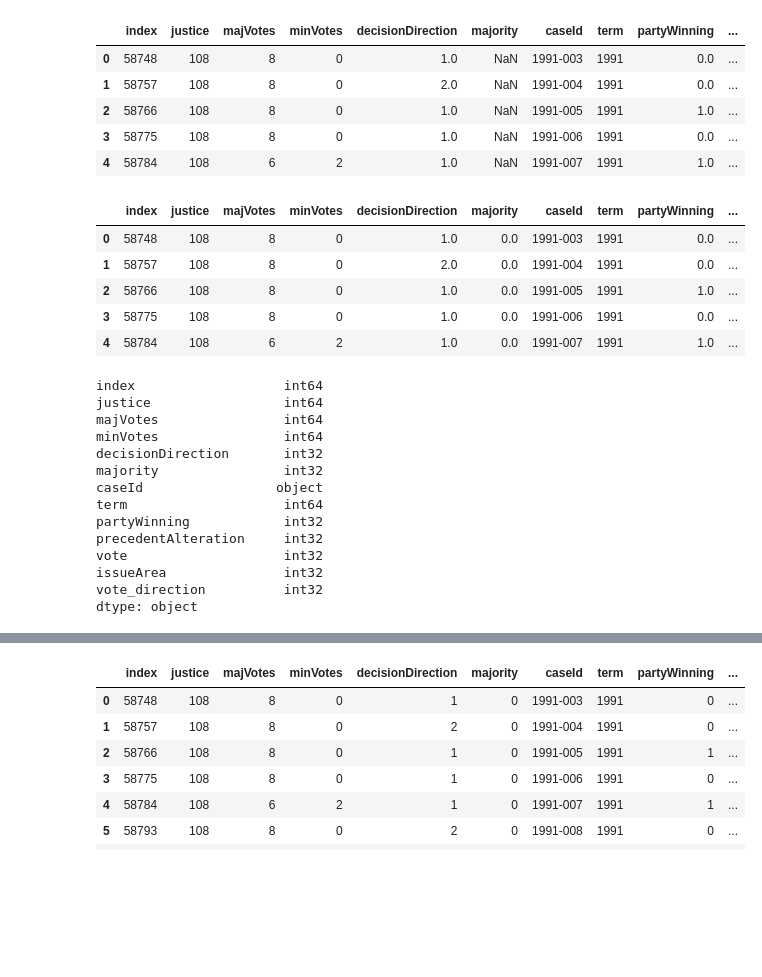
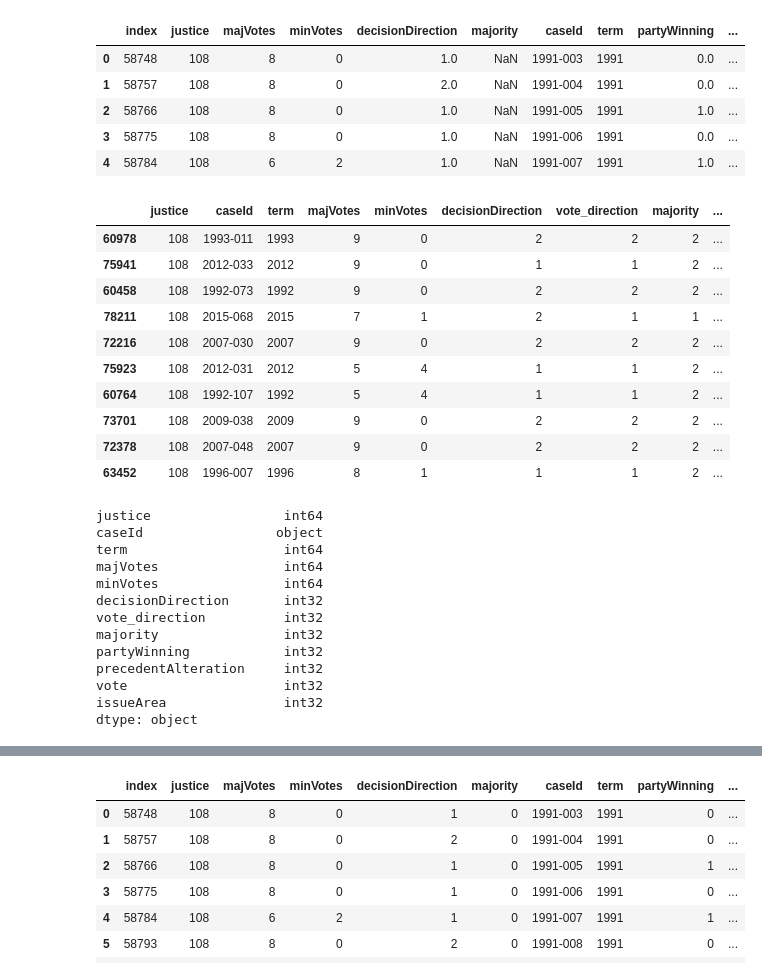
Before and after one commit to emilyt1985/SCOTUS, a Jupyter notebook: Resources/Data_Cleanup.ipynb, the cells around one changed output, grey strips where cells are left out. Drawn from its saved outputs; the diff is of its cells as text; code cells hidden in the pictures; blank space fills up the shorter version.

Commit message:
update CThomas cleanup to include direction column

```diff
--- a/Resources/Data_Cleanup.ipynb
+++ b/Resources/Data_Cleanup.ipynb
@@ -16,7 +16,7 @@ scotus.head()
 | 4 | 1946-001 | 1946-001-01 | 1946-001-01-01 | 1946-001-01-01-01-05 | 11/18/1946 | 1 | 329 U.S. 1 | 67 S. Ct. 6 | 91 L. Ed. 3 | ... |
 5 rows × 61 columns
 # %%
-vote_df = scotus[["justice", "majVotes", "minVotes", "decisionDirection", "majority", "caseId", "term", "partyWinning", "precedentAlteration", "vote", "issueArea"]]
+vote_df = scotus[["justice", "caseId", "term", "majVotes", "minVotes", "decisionDirection", "direction", "majority", "partyWinning", "precedentAlteration", "vote", "issueArea"]]
 
 vote_df.head()
 # %% [output]
@@ -46,34 +46,38 @@ cThomas.head()
 | 2 | 58766 | 108 | 8 | 0 | 1.0 | NaN | 1991-005 | 1991 | 1.0 | ... |
 | 3 | 58775 | 108 | 8 | 0 | 1.0 | NaN | 1991-006 | 1991 | 0.0 | ... |
 | 4 | 58784 | 108 | 6 | 2 | 1.0 | NaN | 1991-007 | 1991 | 1.0 | ... |
-# %%
-cThomas["vote_direction"] = 0
+# %%
+cThomas = cThomas.rename(columns={"direction":"vote_direction"})
 # %%
 cThomas.fillna(0, inplace=True)
-cThomas.head()
+cThomas.sample(10)
 # %% [output]
-|  | index | justice | majVotes | minVotes | decisionDirection | majority | caseId | term | partyWinning | ... |
-| 0 | 58748 | 108 | 8 | 0 | 1.0 | 0.0 | 1991-003 | 1991 | 0.0 | ... |
-| 1 | 58757 | 108 | 8 | 0 | 2.0 | 0.0 | 1991-004 | 1991 | 0.0 | ... |
-| 2 | 58766 | 108 | 8 | 0 | 1.0 | 0.0 | 1991-005 | 1991 | 1.0 | ... |
-| 3 | 58775 | 108 | 8 | 0 | 1.0 | 0.0 | 1991-006 | 1991 | 0.0 | ... |
-| 4 | 58784 | 108 | 6 | 2 | 1.0 | 0.0 | 1991-007 | 1991 | 1.0 | ... |
+|  | justice | caseId | term | majVotes | minVotes | decisionDirection | vote_direction | majority | ... |
+| 60978 | 108 | 1993-011 | 1993 | 9 | 0 | 2 | 2 | 2 | ... |
+| 75941 | 108 | 2012-033 | 2012 | 9 | 0 | 1 | 1 | 2 | ... |
+| 60458 | 108 | 1992-073 | 1992 | 9 | 0 | 2 | 2 | 2 | ... |
+| 78211 | 108 | 2015-068 | 2015 | 7 | 1 | 2 | 1 | 1 | ... |
+| 72216 | 108 | 2007-030 | 2007 | 9 | 0 | 2 | 2 | 2 | ... |
+| 75923 | 108 | 2012-031 | 2012 | 5 | 4 | 1 | 1 | 2 | ... |
+| 60764 | 108 | 1992-107 | 1992 | 5 | 4 | 1 | 1 | 2 | ... |
+| 73701 | 108 | 2009-038 | 2009 | 9 | 0 | 2 | 2 | 2 | ... |
+| 72378 | 108 | 2007-048 | 2007 | 9 | 0 | 2 | 2 | 2 | ... |
+| 63452 | 108 | 1996-007 | 1996 | 8 | 1 | 1 | 1 | 2 | ... |
 # %%
 cThomas = cThomas.astype({"partyWinning": int, "precedentAlteration": int, "majority": int, "vote_direction": int, "decisionDirection": int, "vote": int, "issueArea": int})
 cThomas.dtypes
 # %% [output]
-index                   int64
 justice                 int64
+caseId                 object
+term                    int64
 majVotes                int64
 minVotes                int64
 decisionDirection       int32
+vote_direction          int32
 majority                int32
-caseId                 object
-term                    int64
 partyWinning            int32
 precedentAlteration     int32
 vote                    int32
 issueArea               int32
-vote_direction          int32
 dtype: object
 # %%
```
Also changed, not shown: parts of 5 cells of this notebook.
